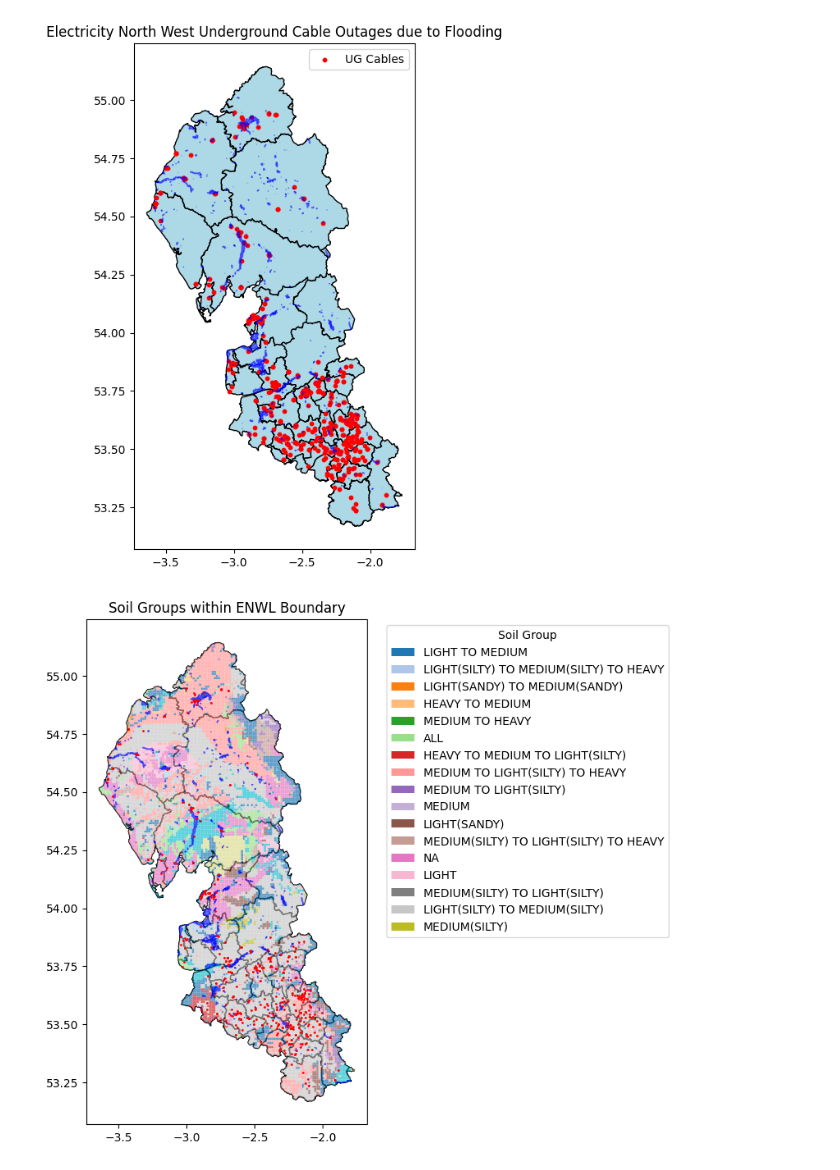
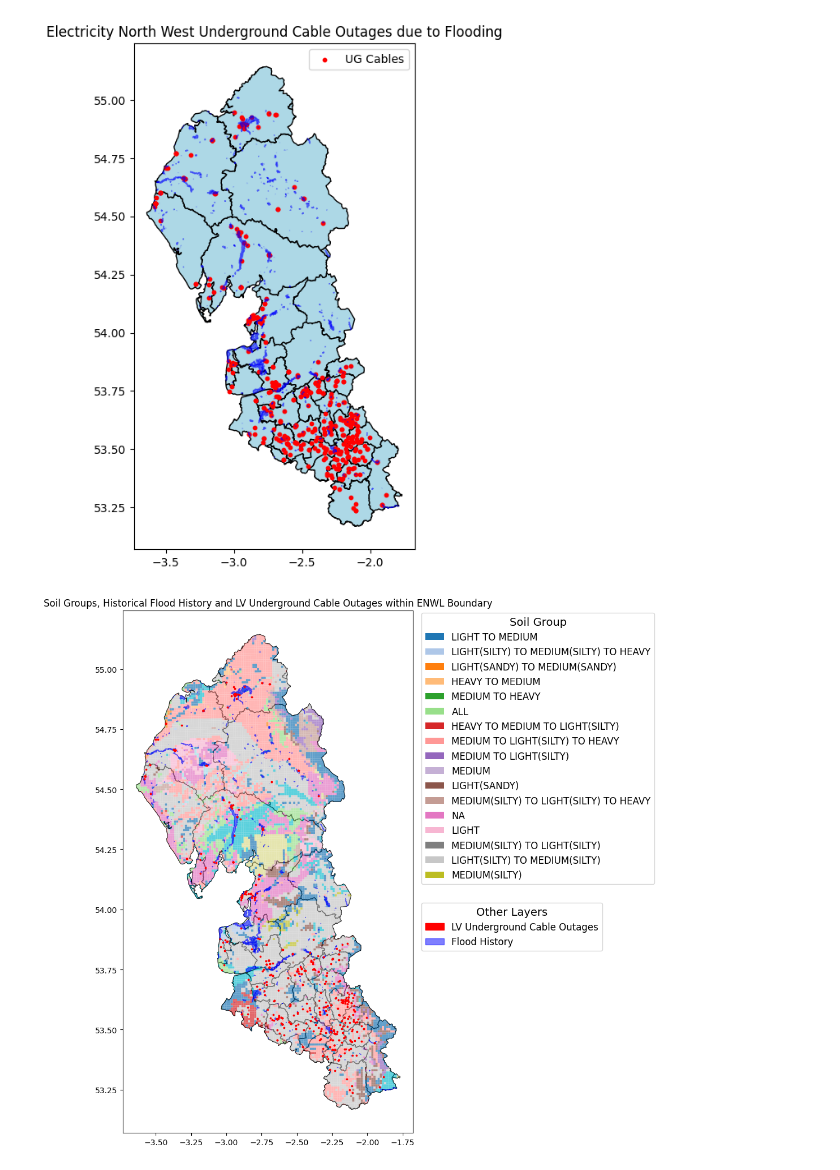
Before and after one commit to neilpaulmartin/geospatial-flooding, a Jupyter notebook: notebooks/geospatial-analysis.ipynb, the cells around one changed output. Drawn from its saved outputs; the diff is of its cells as text; code cells hidden in the pictures.

```diff
--- a/notebooks/geospatial-analysis.ipynb
+++ b/notebooks/geospatial-analysis.ipynb
@@ -29,29 +29,37 @@ See: https://matplotlib.org/stable/tutorials/intermediate/legend_guide.html#impl
 # %%
 from matplotlib.patches import Patch
 
 geology = gpd.read_file("../data/soil/Soil_Parent_Material_V1_1km.gpkg")
 
 geology.head()
 
 geology = geology.to_crs(enwl_boundary.crs)
 geology_within_boundary = gpd.overlay(geology, enwl_boundary, how='intersection')
-fig, ax = plt.subplots(figsize=(10, 8))
+fig, ax = plt.subplots(figsize=(12, 10))
 enwl_boundary.plot(ax=ax, edgecolor='black', facecolor='none', linewidth=1, label="ENWL Boundary")
 geology_within_boundary.plot(ax=ax, column='SOIL_GROUP', cmap='tab20', legend=True, alpha=0.7)
 flood_segment.plot(ax=ax, edgecolor='blue', facecolor='blue', linewidth=1, linestyle='-', label="Flood History Segment", alpha=0.5)
-enwl_ug_outages.plot(ax=ax, edgecolor='red', facecolor='red', linewidth=1, linestyle='-', label="UG Cables", markersize=1)
+enwl_ug_outages.plot(ax=ax, edgecolor='red', facecolor='red', linewidth=1, linestyle='-', label="UG Cables", markersize=3)
 
-plt.title("Soil Groups within ENWL Boundary")
+plt.title("Soil Groups, Historical Flood History and LV Underground Cable Outages within ENWL Boundary")
 
 soil_groups = geology_within_boundary['SOIL_GROUP'].unique()
 
 cmap = plt.get_cmap('tab20')
 color_lookup = {group: cmap(i % cmap.N) for i, group in enumerate(soil_groups)}
 
 handles = [Patch(facecolor=color_lookup[group], label=group) for group in soil_groups]
-plt.legend(handles=handles, title="Soil Group", bbox_to_anchor=(1.05, 1), loc='upper left')
+legend1 = ax.legend(handles=handles, title="Soil Group", bbox_to_anchor=(1.0125, 1.005), loc='upper left', fontsize=12, title_fontsize=14)
+
+extra_handles = [
+    Patch(facecolor='red', edgecolor='red', label='LV Underground Cable Outages'),
+    Patch(facecolor='blue', edgecolor='blue', alpha=0.5, label='Flood History')
+]
+
+legend2 = ax.legend(handles=extra_handles, title="Other Layers", bbox_to_anchor=(1.0125, 0.45), loc='upper left', fontsize=12, title_fontsize=14)
+ax.add_artist(legend1)
+
+plt.tight_layout(rect=[0, 0, 0.93, 1])
 plt.show()
-
-geology.head()
 # %% [output]
-[figure, old version]
+[figure, new version]
```
Also changed, not shown: parts of 8 cells of this notebook, 1 other file.
